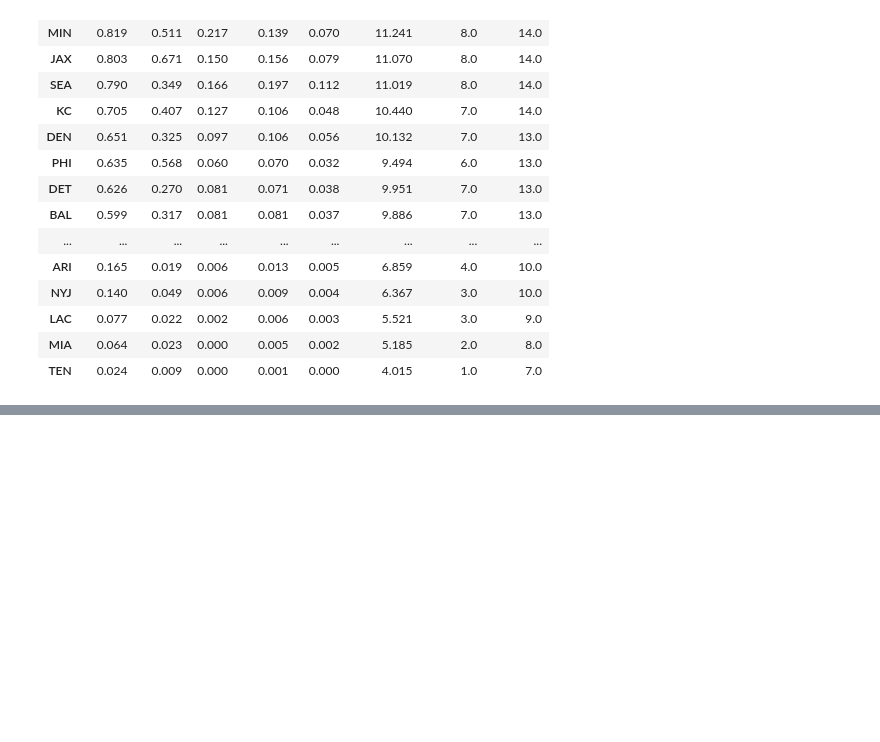
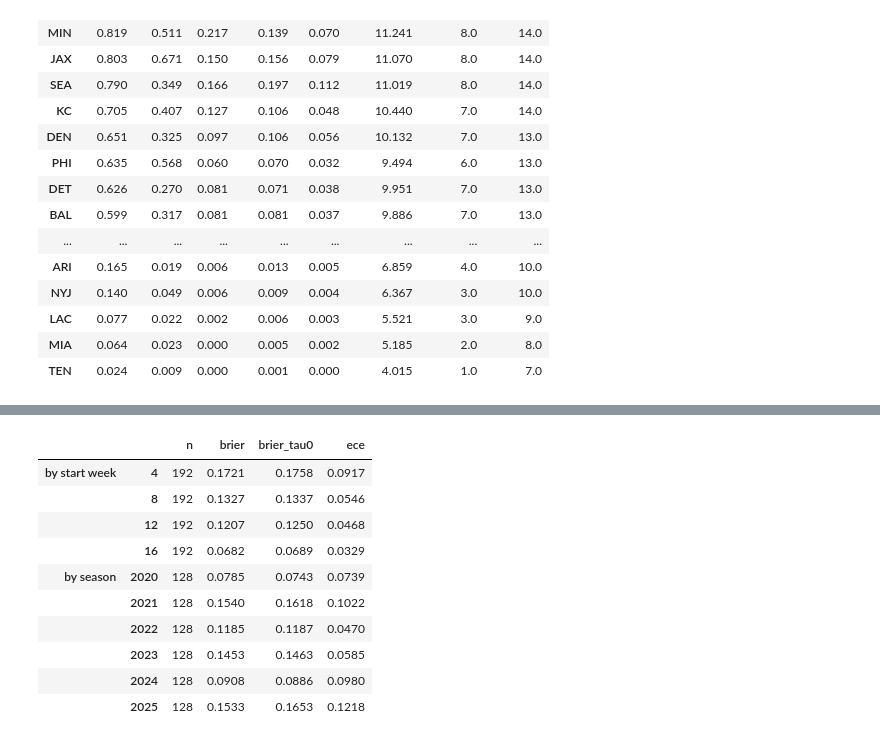
Before and after one commit to walk-the-program/NFLELO, a Jupyter notebook: notebooks/04_margin_and_playoff_odds.ipynb, the cells around one changed output, grey strips where cells are left out. Saved outputs shown, nothing was run; the diff lists cells and outputs as text; code cells hidden in the pictures; blank space fills up the shorter version.

```diff
--- a/notebooks/04_margin_and_playoff_odds.ipynb
+++ b/notebooks/04_margin_and_playoff_odds.ipynb
@@ -295,0 +300,19 @@ as of 2026-10-04 13:30 EDT; 222 games left
+# %%
+from nflelo.ml import registry
+runs = {r["name"]: r for r in registry.load_runs() if r.get("signoff") == "m4_signoff" and r.get("holdout")}
+assert set(runs) == {"m4_signoff_margin", "m4_signoff_playoff_odds"}, sorted(runs)
+mg, po = runs["m4_signoff_margin"]["result"], runs["m4_signoff_playoff_odds"]["result"]
+rules = runs["m4_signoff_margin"]["rules"]
+ks, pm = mg["shapes"]["keynum"], po["metrics"]
+table = pd.DataFrame([
+    ("Margin primary: MAE model minus Elo", f"{mg['mae']['model_minus_elo']['diff']:+.3f} [{mg['mae']['model_minus_elo']['ci_low']:+.3f}, {mg['mae']['model_minus_elo']['ci_high']:+.3f}]", "CI upper < 0", rules["margin_primary_mae_beats_elo"]),
+    ("Margin S1: Brier minus A4s", f"{ks['minus_A4s_brier']['diff']:+.5f} (SE {ks['minus_A4s_brier']['boot_se']:.5f})", "<= 1 SE", rules["margin_s1_brier_within_1se_of_A4s"]),
+    ("Margin S2: ECE", f"{ks['ece']:.4f}", f"<= {ks['ece_null']['p95']:.4f}", rules["margin_s2_ece_at_or_below_p95"]),
+    ("Margin S3: spread bins inside", rules["margin_s3_cover_bins_inside"], ">= 5 of 6", rules["margin_s3_pass"]),
+    ("Odds P1: made-playoffs ECE", f"{pm['playoffs']['ece']:.4f}", f"<= {pm['playoffs']['ece_null']['p95']:.4f}", rules["odds_p1_playoffs_ece_at_or_below_p95"]),
+    ("Odds P2: Brier tau minus tau 0", f"{pm['playoffs']['diff']['diff']:+.4f} [{pm['playoffs']['diff']['ci_low']:+.4f}, {pm['playoffs']['diff']['ci_high']:+.5f}]", "CI upper < +0.001", rules["odds_p2_brier_not_worse_than_tau0"]),
+] + [(f"Odds secondary: {k} ECE", f"{pm[k]['ece']:.5f}", f"<= {pm[k]['ece_null']['p95']:.5f}", rules["odds_secondary_ece_at_or_below_p95"][k])
+     for k in ("division", "seed1", "reach_sb", "win_sb")], columns=["rule", "value", "threshold", "pass"]).set_index("rule")
+print(f"Margin model: {'PASS' if rules['margin_primary_pass'] else 'FAIL'}.  Playoff odds: {'PASS' if rules['odds_primary_pass'] else 'FAIL'}.")
+print(f"Logged: {runs['m4_signoff_margin']['timestamp']}, commit {runs['m4_signoff_margin']['git']['sha'][:7]}, dirty {runs['m4_signoff_margin']['git']['dirty']}")
+table
@@ -295,0 +334,15 @@ as of 2026-10-04 13:30 EDT; 222 games left
+# %%
+pd.concat({"by start week": pd.DataFrame(po["per_week"]).set_index("week"),
+           "by season": pd.DataFrame(po["per_season"]).set_index("season")}).round(4)
+# %% [output]
+|  |  | n | brier | brier_tau0 | ece |
+| by start week | 4 | 192 | 0.1721 | 0.1758 | 0.0917 |
+|  | 8 | 192 | 0.1327 | 0.1337 | 0.0546 |
+|  | 12 | 192 | 0.1207 | 0.1250 | 0.0468 |
+|  | 16 | 192 | 0.0682 | 0.0689 | 0.0329 |
+| by season | 2020 | 128 | 0.0785 | 0.0743 | 0.0739 |
+|  | 2021 | 128 | 0.1540 | 0.1618 | 0.1022 |
+|  | 2022 | 128 | 0.1185 | 0.1187 | 0.0470 |
+|  | 2023 | 128 | 0.1453 | 0.1463 | 0.0585 |
+|  | 2024 | 128 | 0.0908 | 0.0886 | 0.0980 |
+|  | 2025 | 128 | 0.1533 | 0.1653 | 0.1218 |
```
Also changed, not shown: parts of 4 cells of this notebook, 4 other files.
